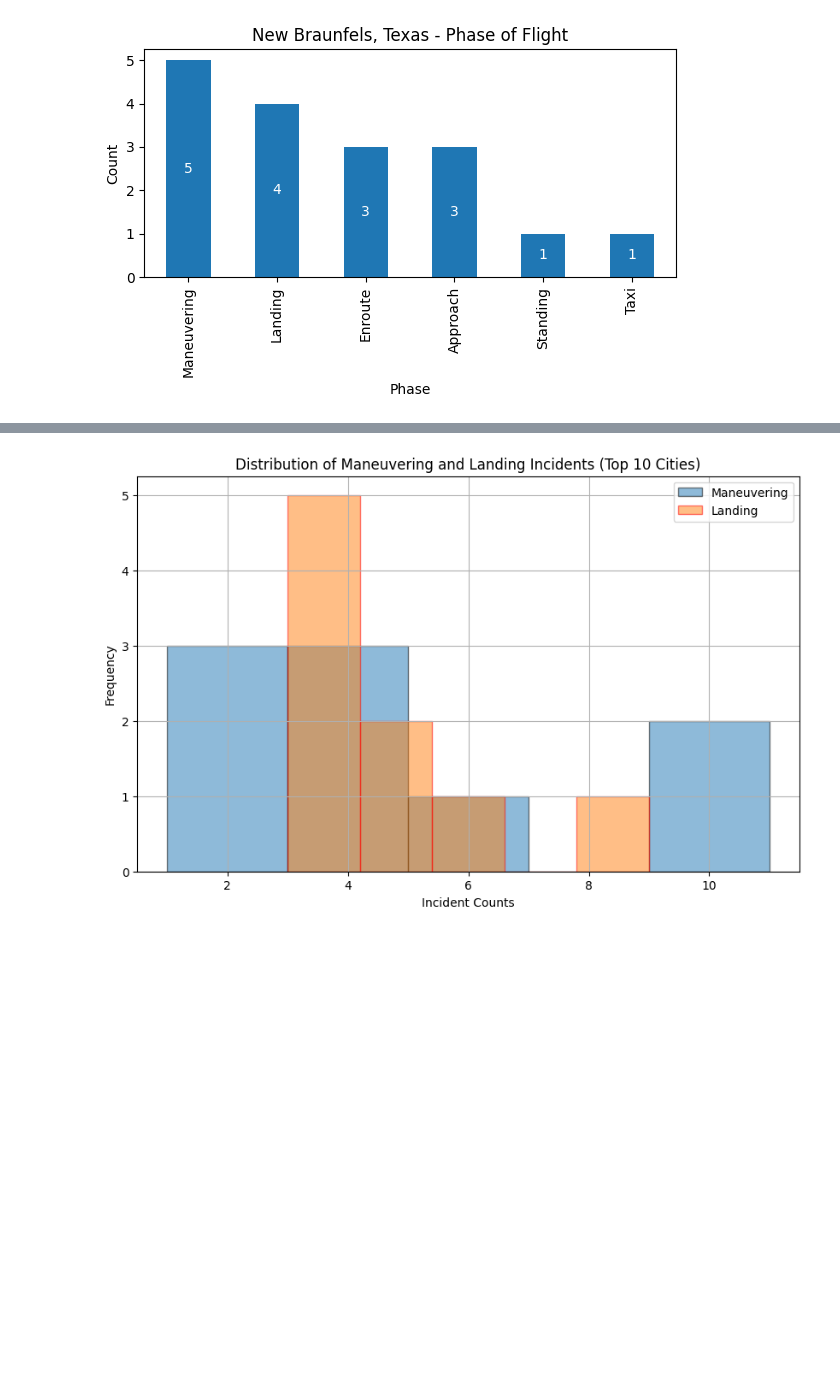
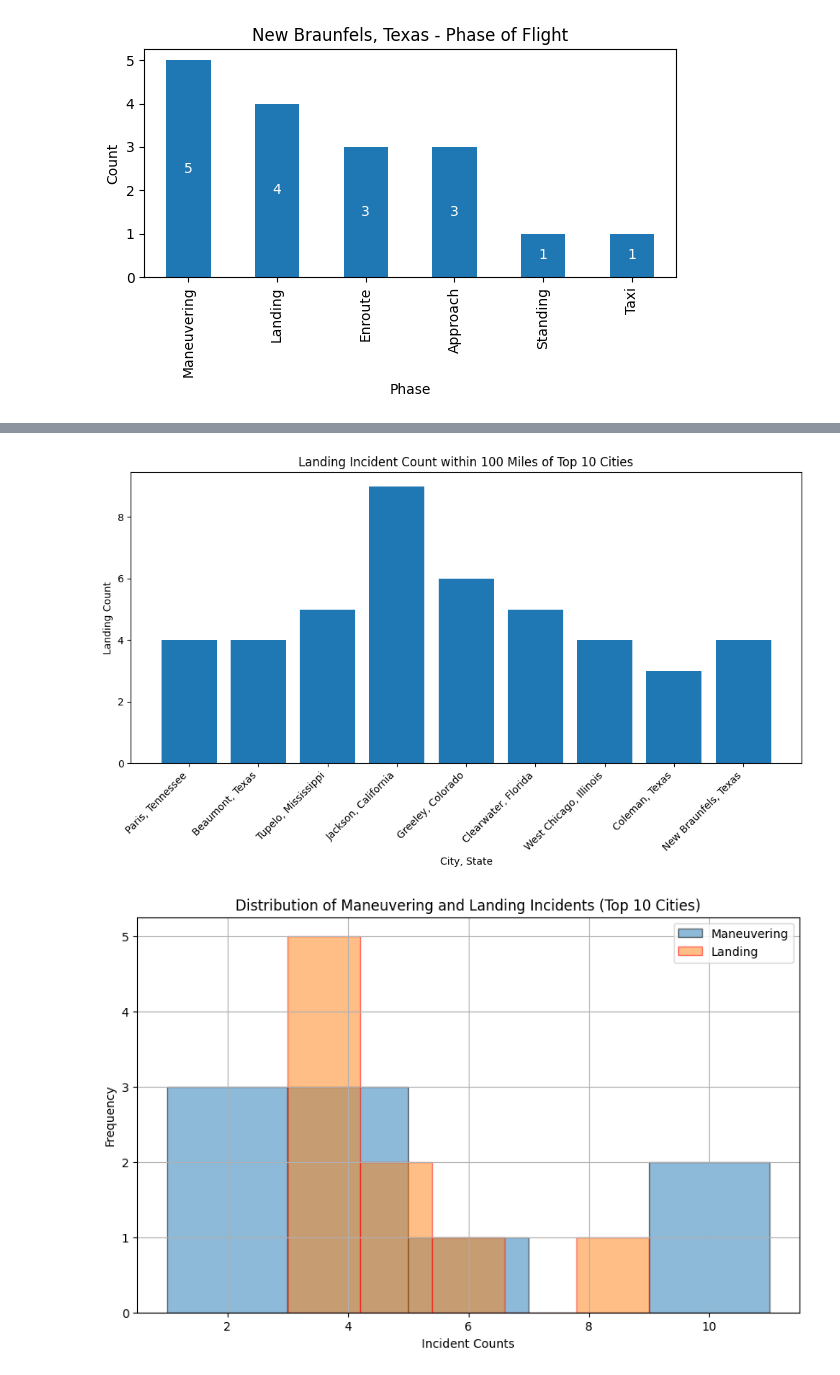
Before and after one commit to BTExpress1/miniprojects, a Jupyter notebook: NTSB/crafting_NTSB_tp_story.ipynb, the cells around one changed output, grey strips where cells are left out. Saved outputs shown, nothing was run; the diff lists cells and outputs as text; code cells hidden in the pictures; blank space fills up the shorter version.

```diff
--- a/NTSB/crafting_NTSB_tp_story.ipynb
+++ b/NTSB/crafting_NTSB_tp_story.ipynb
@@ -985,3 +902,67 @@ landing_df = pd.DataFrame(landing_results)
+# %%
+landing_results = []
+state_total_incidents_from_landing = {}
+
+for index, row in top_10_gdf.iterrows():
+    city_name = row['City']
+    city_coords = (row.geometry.x, row.geometry.y)
+    state_name = row['State']
+
+    # Calculate UTM zone and CRS
+    utm_zone = int((city_coords[0] + 180) / 6) + 1
+    crs_value = f'EPSG:{26900 + utm_zone}'
+
+    # Calculate distances
+    distance_miles = calculate_distances(tpa_gdf_4326, city_coords, crs_value)
+
+    if distance_miles is not None:
+        # Reindex distance_miles to match tpa_gdf_4326 index
+        distance_miles = distance_miles.reindex(tpa_gdf_4326.index)
+
+        # Filter by distance (100 miles)
+        region_data = tpa_gdf_4326[distance_miles <= 100]
+
+        if not region_data.empty:
+            # Store the total incidents for this region
+            if state_name not in state_total_incidents_from_landing:
+                state_total_incidents_from_landing[state_name] = 0
+            state_total_incidents_from_landing[state_name] += len(region_data)
+
+            # Analyze Landing phase of flight
+            landing_data = region_data[region_data['BroadPhaseofFlight'] == 'Landing']
+
+            if not landing_data.empty:
+                # Count occurrences of Landing (numerator)
+                landing_count = len(landing_data)
+
+                # Calculate Total Landing Incidents in the Region (denominator)
+                total_landing_incidents_in_region = len(region_data[region_data['BroadPhaseofFlight'] == 'Landing'])
+
+                # Store the results in the list
+                landing_results.append({
+                    'City': city_name,
+                    'State': state_name,
+                    'Landing Incidents': landing_count,
+                    'Landing Percentage': (landing_count / total_landing_incidents_in_region) * 100 if total_landing_incidents_in_region > 0 else 0
+                })
+
+# Create a DataFrame from the results
+landing_df = pd.DataFrame(landing_results)
+
+if not landing_df.empty:
+    # Visualization (Bar chart of Landing Counts)
+    plt.figure(figsize=(10, 6))
+    plt.bar(landing_df['City'].astype(str) + ', ' + landing_df['State'].astype(str), landing_df['Landing Incidents'])
+    plt.xlabel('City, State')
+    plt.ylabel('Landing Count')
+    plt.title('Landing Incident Count within 100 Miles of Top 10 Cities')
+    plt.xticks(rotation=45, ha='right')
+    plt.tight_layout()
+    plt.show()
+else:
+    print("No Landing incidents were found within 100 miles of the top 10 accident locations.")
+# %% [output]
+[figure, added]
 # %%
 if not maneuvering_df.empty and not landing_df.empty:
     # Extract Maneuvering and Landing counts
```
Also changed, not shown: parts of 16 cells of this notebook.
